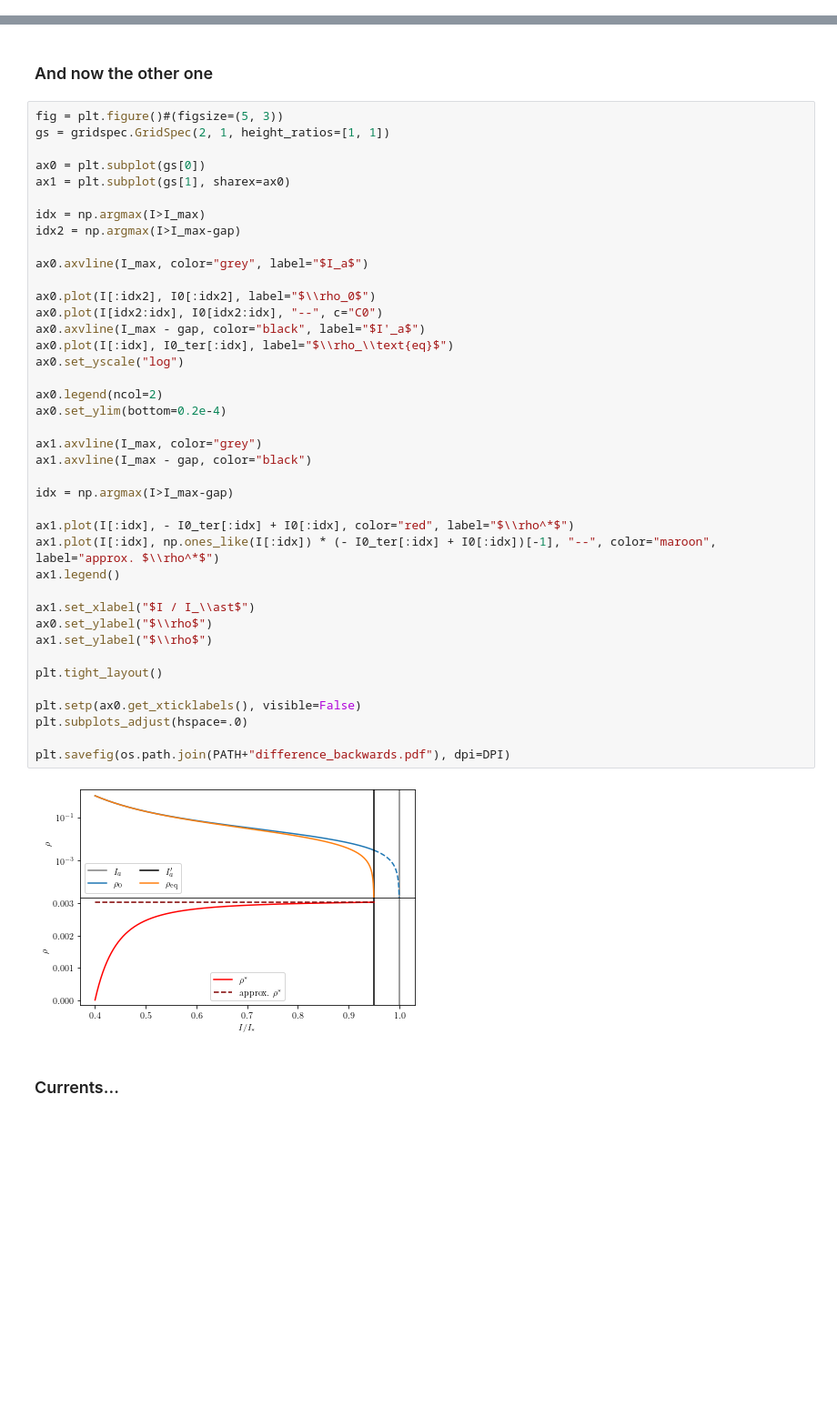
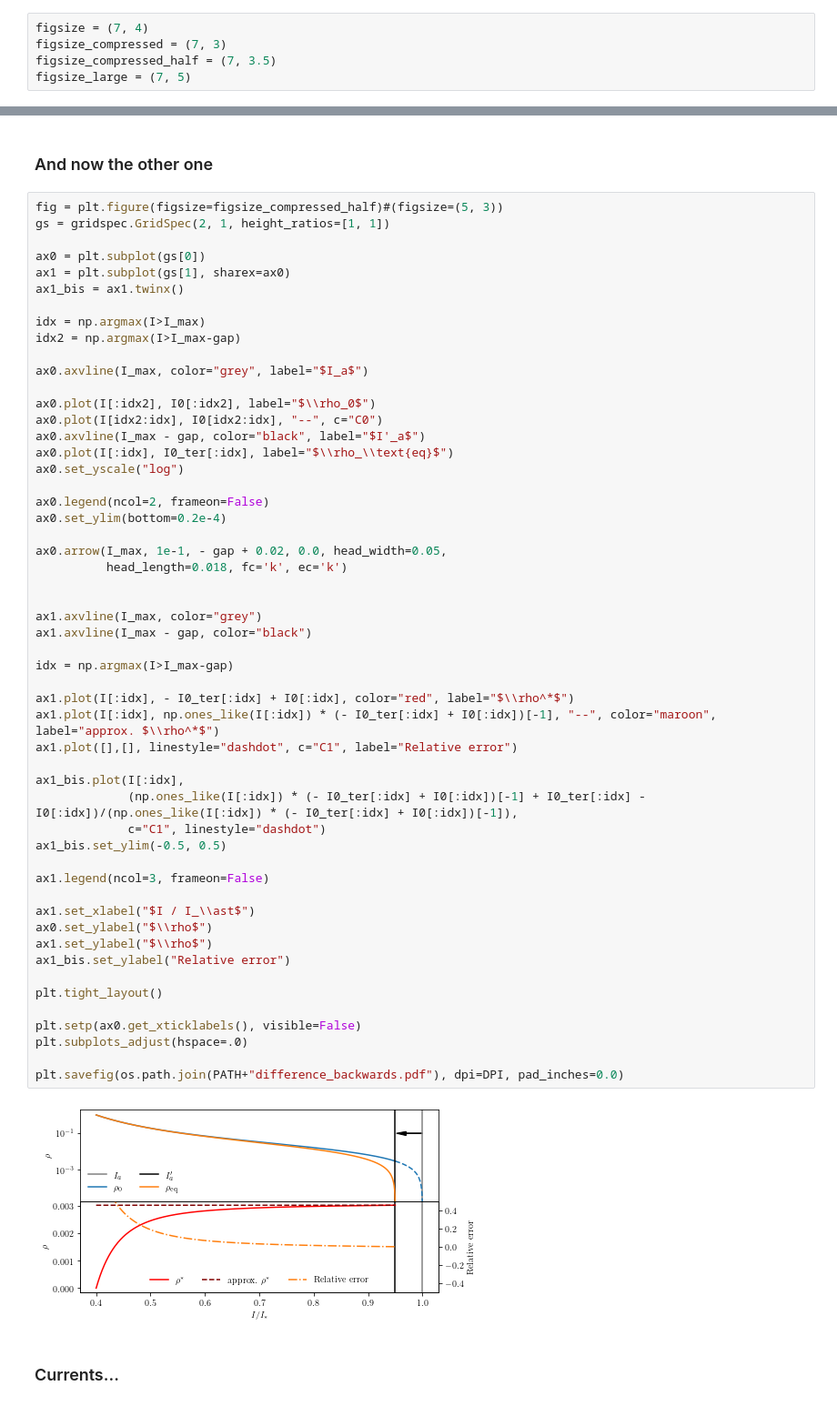
Before and after one commit to carlidel/more_about_nekhoroshev_diffusion, a Jupyter notebook: PLOTS_FOR_PAPER.ipynb, the cells around one changed output, grey strips where cells are left out. Shown at 91% size. Saved outputs shown, nothing was run; the diff lists cells and outputs as text; blank space fills up the shorter version.

```diff
--- a/PLOTS_FOR_PAPER.ipynb
+++ b/PLOTS_FOR_PAPER.ipynb
@@ -43,6 +49,11 @@ plt.plot(np.linspace(0, 1), np.exp(np.linspace(0, 1)))
 plt.savefig(os.path.join(PATH+"test.pdf"), dpi=DPI)
 # %% [output]
 [figure]
+# %%
+figsize = (7, 4)
+figsize_compressed = (7, 3)
+figsize_compressed_half = (7, 3.5)
+figsize_large = (7, 5)
 # %% [markdown]
 ## Model presentation
 # %% [markdown]
@@ -319,47 +401,60 @@ plt.savefig(os.path.join(PATH+"current_outwards.pdf"), dpi=DPI)
 # %% [markdown]
 ### And now the other one
 # %%
-fig = plt.figure()#(figsize=(5, 3))
+fig = plt.figure(figsize=figsize_compressed_half)#(figsize=(5, 3))
 gs = gridspec.GridSpec(2, 1, height_ratios=[1, 1])
 
 ax0 = plt.subplot(gs[0])
 ax1 = plt.subplot(gs[1], sharex=ax0)
+ax1_bis = ax1.twinx()
 
 idx = np.argmax(I>I_max)
 idx2 = np.argmax(I>I_max-gap)
 
 ax0.axvline(I_max, color="grey", label="$I_a$")
 
 ax0.plot(I[:idx2], I0[:idx2], label="$\\rho_0$")
 ax0.plot(I[idx2:idx], I0[idx2:idx], "--", c="C0")
 ax0.axvline(I_max - gap, color="black", label="$I'_a$")
 ax0.plot(I[:idx], I0_ter[:idx], label="$\\rho_\\text{eq}$")
 ax0.set_yscale("log")
 
-ax0.legend(ncol=2)
+ax0.legend(ncol=2, frameon=False)
 ax0.set_ylim(bottom=0.2e-4)
+
+ax0.arrow(I_max, 1e-1, - gap + 0.02, 0.0, head_width=0.05,
+          head_length=0.018, fc='k', ec='k')
+
 
 ax1.axvline(I_max, color="grey")
 ax1.axvline(I_max - gap, color="black")
 
 idx = np.argmax(I>I_max-gap)
 
 ax1.plot(I[:idx], - I0_ter[:idx] + I0[:idx], color="red", label="$\\rho^*$")
 ax1.plot(I[:idx], np.ones_like(I[:idx]) * (- I0_ter[:idx] + I0[:idx])[-1], "--", color="maroon", label="approx. $\\rho^*$")
-ax1.legend()
+ax1.plot([],[], linestyle="dashdot", c="C1", label="Relative error")
+
+ax1_bis.plot(I[:idx],
+             (np.ones_like(I[:idx]) * (- I0_ter[:idx] + I0[:idx])[-1] + I0_ter[:idx] - I0[:idx])/(np.ones_like(I[:idx]) * (- I0_ter[:idx] + I0[:idx])[-1]),
+             c="C1", linestyle="dashdot")
+ax1_bis.set_ylim(-0.5, 0.5)
+
+ax1.legend(ncol=3, frameon=False)
 
 ax1.set_xlabel("$I / I_\\ast$")
 ax0.set_ylabel("$\\rho$")
 ax1.set_ylabel("$\\rho$")
+ax1_bis.set_ylabel("Relative error")
 
 plt.tight_layout()
 
 plt.setp(ax0.get_xticklabels(), visible=False)
 plt.subplots_adjust(hspace=.0)
 
-plt.savefig(os.path.join(PATH+"difference_backwards.pdf"), dpi=DPI)
+plt.savefig(os.path.join(PATH+"difference_backwards.pdf"), dpi=DPI, pad_inches=0.0)
 # %% [output]
-[figure, old version]
+[figure, new version]
 # %% [markdown]
 ### Currents...
 # %%
```
Also changed, not shown: parts of 69 cells of this notebook, 2 other files.
